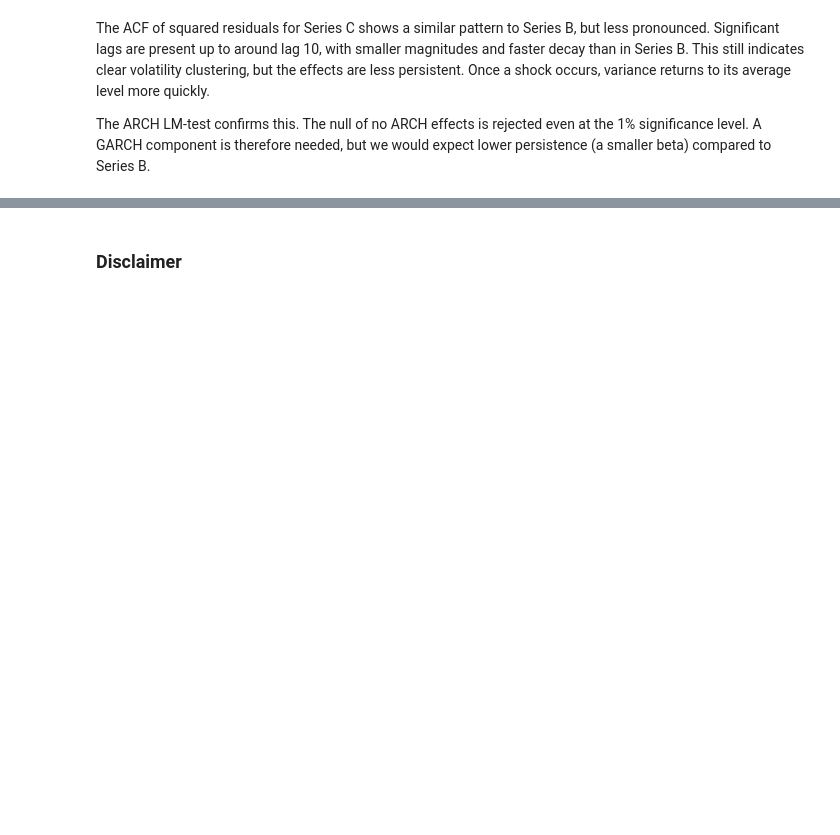
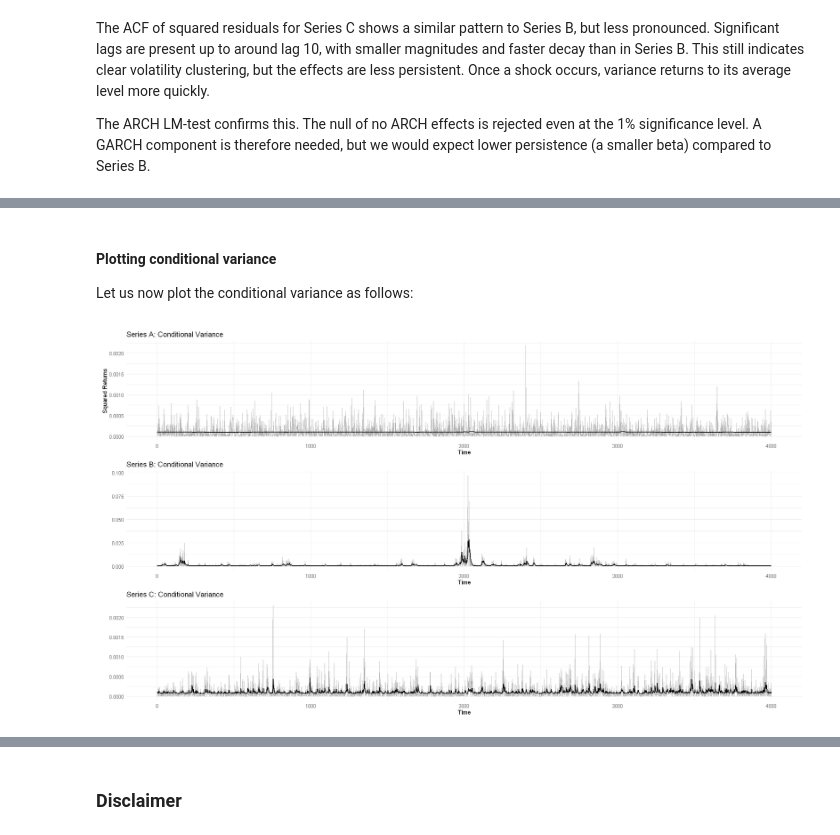
Before and after one commit to ahojdobryden/FiCox, a Jupyter notebook: HA2/HW2.ipynb, the cells around one changed output, grey strips where cells are left out. Cells and saved outputs as stored; diff of their text form; code cells hidden in the pictures; blank space fills up the shorter version.

```diff
--- a/HA2/HW2.ipynb
+++ b/HA2/HW2.ipynb
@@ -791,0 +876,9 @@ The ARCH LM-test confirms this. The null of no ARCH effects is rejected even at
+# %%
+B_garch_spec <- ugarchspec(
+    mean.model = list(armaOrder = c(1, 0), include.mean = TRUE),
+    variance.model = list(model = "sGARCH", garchOrder = c(1, 1))
+)
+
+B_garch <- ugarchfit(spec = B_garch_spec, data = series_B$ret)
+
+show(B_garch)
@@ -791,0 +913,9 @@ The ARCH LM-test confirms this. The null of no ARCH effects is rejected even at
+# %%
+C_garch_spec <- ugarchspec(
+    mean.model = list(armaOrder = c(0, 1), include.mean = TRUE),
+    variance.model = list(model = "sGARCH", garchOrder = c(1, 1))
+)
+
+C_garch <- ugarchfit(spec = C_garch_spec, data = series_C$ret)
+
+show(C_garch)
@@ -791,0 +944,39 @@ The ARCH LM-test confirms this. The null of no ARCH effects is rejected even at
+# %% [markdown]
+#### Plotting conditional variance
+
+Let us now plot the conditional variance as follows:
+# %%
+
+# get conditional variance
+cond_var_A <- as.numeric(sigma(A_garch)^2)
+cond_var_B <- as.numeric(sigma(B_garch)^2)
+cond_var_C <- as.numeric(sigma(C_garch)^2)
+
+# 2. build dfs
+df_A <- data.frame(t = seq_along(series_A$ret), sq_ret = series_A$ret^2, cond_var = cond_var_A)
+df_B <- data.frame(t = seq_along(series_B$ret), sq_ret = series_B$ret^2, cond_var = cond_var_B)
+df_C <- data.frame(t = seq_along(series_C$ret), sq_ret = series_C$ret^2, cond_var = cond_var_C)
+
+# lets get plotting :)
+pA <- ggplot(df_A, aes(x = t)) +
+  geom_line(aes(y = sq_ret), color = "gray70", linewidth = 0.4) +
+  geom_line(aes(y = cond_var), color = "black", linewidth = 0.8) +
+  labs(title = "Series A: Conditional Variance", x = "Time", y = "Squared Returns") +
+  theme_minimal()
+
+pB <- ggplot(df_B, aes(x = t)) +
+  geom_line(aes(y = sq_ret), color = "gray70", linewidth = 0.4) +
+  geom_line(aes(y = cond_var), color = "black", linewidth = 0.8) +
+  labs(title = "Series B: Conditional Variance", x = "Time", y = "") +
+  theme_minimal()
+
+pC <- ggplot(df_C, aes(x = t)) +
+  geom_line(aes(y = sq_ret), color = "gray70", linewidth = 0.4) +
+  geom_line(aes(y = cond_var), color = "black", linewidth = 0.8) +
+  labs(title = "Series C: Conditional Variance", x = "Time", y = "") +
+  theme_minimal()
+
+options(repr.plot.width = 18, repr.plot.height = 10)
+pA / pB / pC
+# %% [output]
+[figure, added]
```
Also changed, not shown: parts of 22 cells of this notebook.
